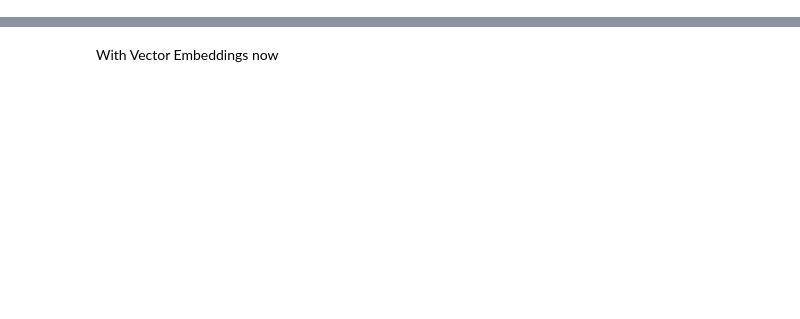
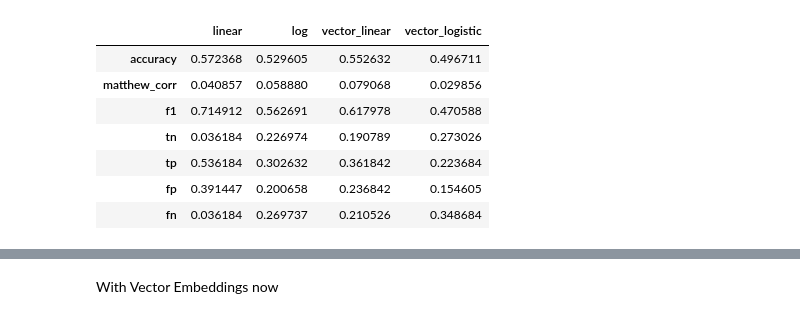
Before and after one commit to Dogecoinnlp/Crypto-Nlp, a Jupyter notebook: Benchmark_Models.ipynb, the cells around one changed output, grey strips where cells are left out. Drawn from its saved outputs; the diff is of its cells as text; code cells hidden in the pictures; blank space fills up the shorter version.

```diff
--- a/Benchmark_Models.ipynb
+++ b/Benchmark_Models.ipynb
@@ -47,3 +106,37 @@ y_test = y_data[-100:]
+# %%
+#linear regression
+from sklearn.linear_model import LinearRegression
+
+def no_text(x):
+    return np.squeeze(x[:,0:5])
+
+linear_model = LinearRegression().fit(no_text(X), y)
+linear_pred = linear_model.predict(no_text(X_test))>0
+
+#Logistic Regression
+from sklearn.linear_model import LogisticRegression
+log_model = LogisticRegression(penalty = 'none', random_state =0, class_weight="balanced").fit(no_text(X), y>0)
+log_pred = log_model.predict(no_text(X_test))
+
+#linear with vector embeddings
+vector_linear_model = LinearRegression().fit(X, y)
+vector_linear_pred = vector_linear_model.predict(X_test)>0
+
+#logistic with vector embeddings
+vector_logistic_model = LogisticRegression(random_state=0, class_weight="balanced").fit(X,np.sign(y))
+vector_logistic_pred = vector_logistic_model.predict(X_test)>0
+
+benchmarks = ['linear', 'log', 'vector_linear','vector_logistic']
+pd.concat([score_model((y_test>0), eval(i+"_pred"),i ) for i in benchmarks], 1)
+# %% [output]
+|  | linear | log | vector_linear | vector_logistic |
+| accuracy | 0.572368 | 0.529605 | 0.552632 | 0.496711 |
+| matthew_corr | 0.040857 | 0.058880 | 0.079068 | 0.029856 |
+| f1 | 0.714912 | 0.562691 | 0.617978 | 0.470588 |
+| tn | 0.036184 | 0.226974 | 0.190789 | 0.273026 |
+| tp | 0.536184 | 0.302632 | 0.361842 | 0.223684 |
+| fp | 0.391447 | 0.200658 | 0.236842 | 0.154605 |
+| fn | 0.036184 | 0.269737 | 0.210526 | 0.348684 |
 # %%
 #linear regression
 from sklearn.linear_model import LinearRegression
```
Also changed, not shown: parts of 13 cells of this notebook, 1 other file.
